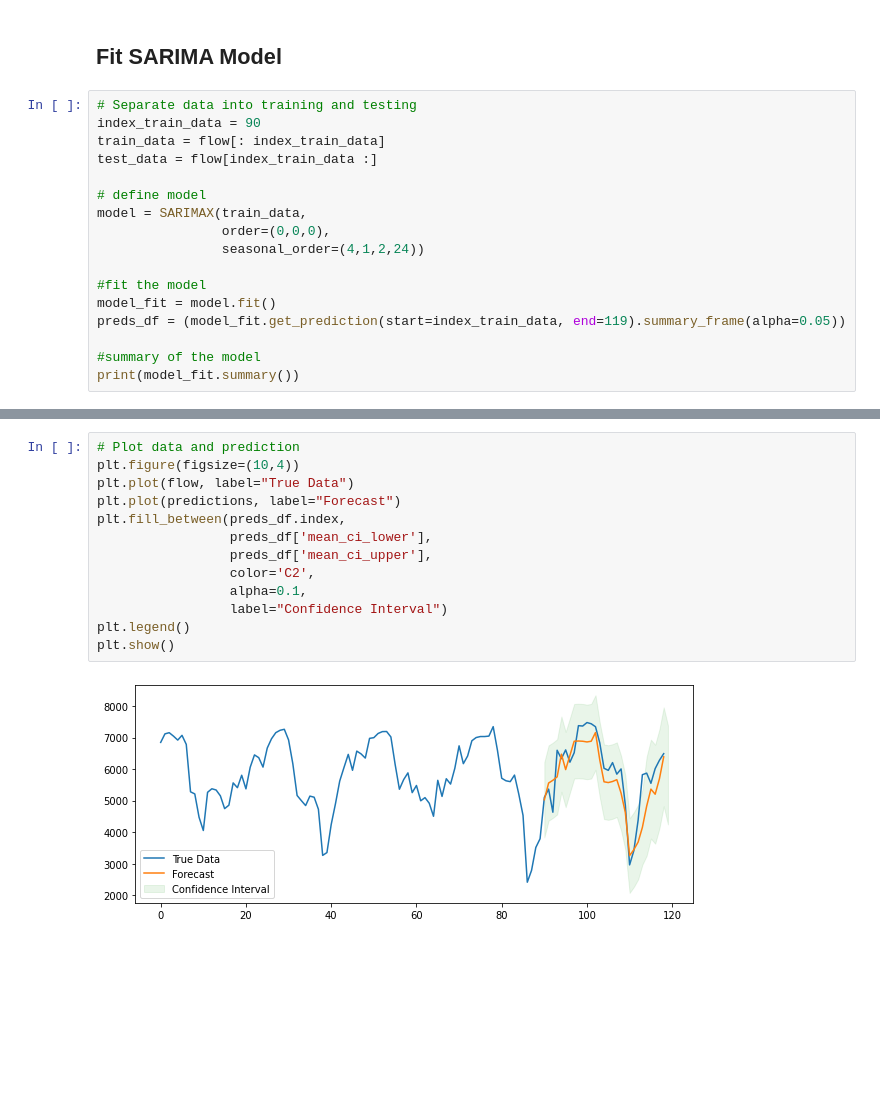
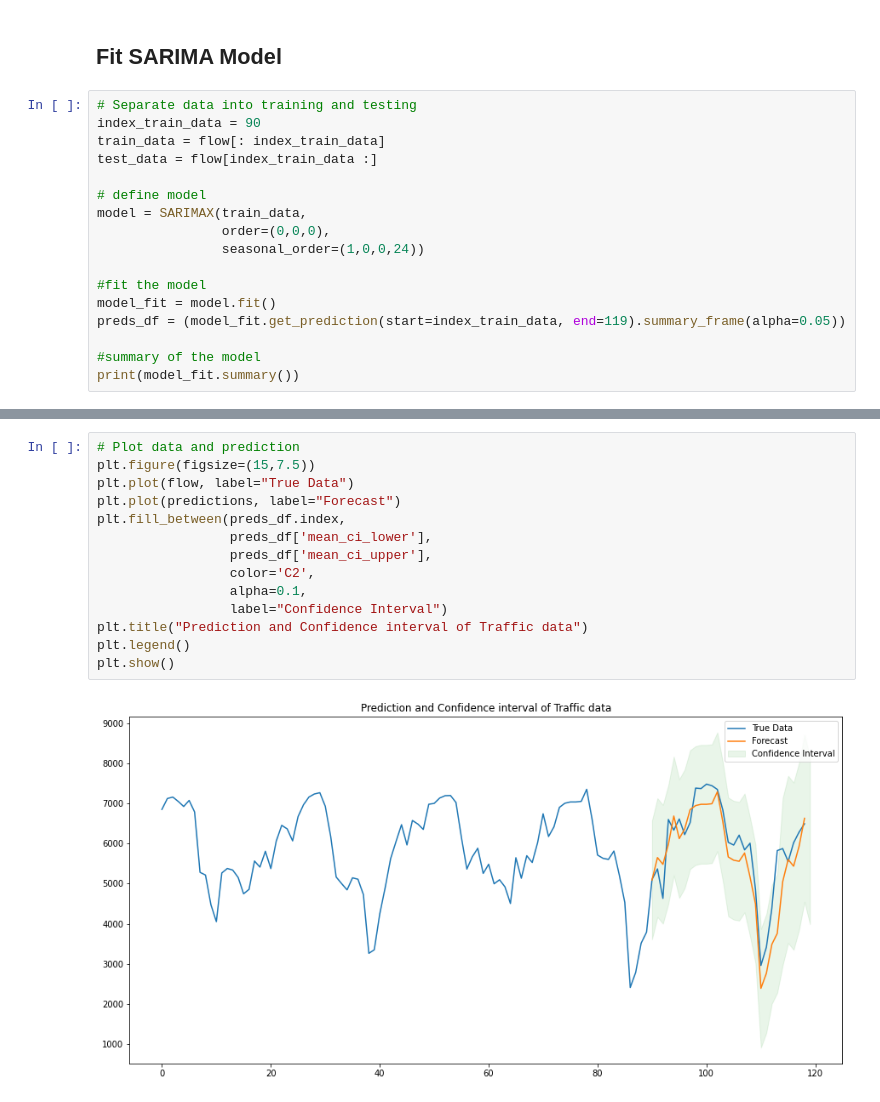
Before and after one commit to ivankirev13/Probabilistic-Traffic-Modelling, a Jupyter notebook: ARIMA Traffic Model/arima_model.ipynb, the cells around one changed output, grey strips where cells are left out. Cells and saved outputs as stored; diff of their text form; blank space fills up the shorter version.

```diff
--- a/ARIMA Traffic Model/arima_model.ipynb
+++ b/ARIMA Traffic Model/arima_model.ipynb
@@ -126,7 +130,7 @@ test_data = flow[index_train_data :]
 # define model
 model = SARIMAX(train_data,
                 order=(0,0,0),
-                seasonal_order=(4,1,2,24))
+                seasonal_order=(1,0,0,24))
 
 #fit the model
 model_fit = model.fit()
@@ -169,15 +173,16 @@ plt.show()
 # %%
 # Plot data and prediction
-plt.figure(figsize=(10,4))
+plt.figure(figsize=(15,7.5))
 plt.plot(flow, label="True Data")
 plt.plot(predictions, label="Forecast")
 plt.fill_between(preds_df.index,
                  preds_df['mean_ci_lower'],
                  preds_df['mean_ci_upper'],
                  color='C2',
                  alpha=0.1,
                  label="Confidence Interval")
+plt.title("Prediction and Confidence interval of Traffic data")
 plt.legend()
 plt.show()
 # %% [output]
-[figure, old version]
+[figure, new version]
```
Also changed, not shown: parts of 6 cells of this notebook.
